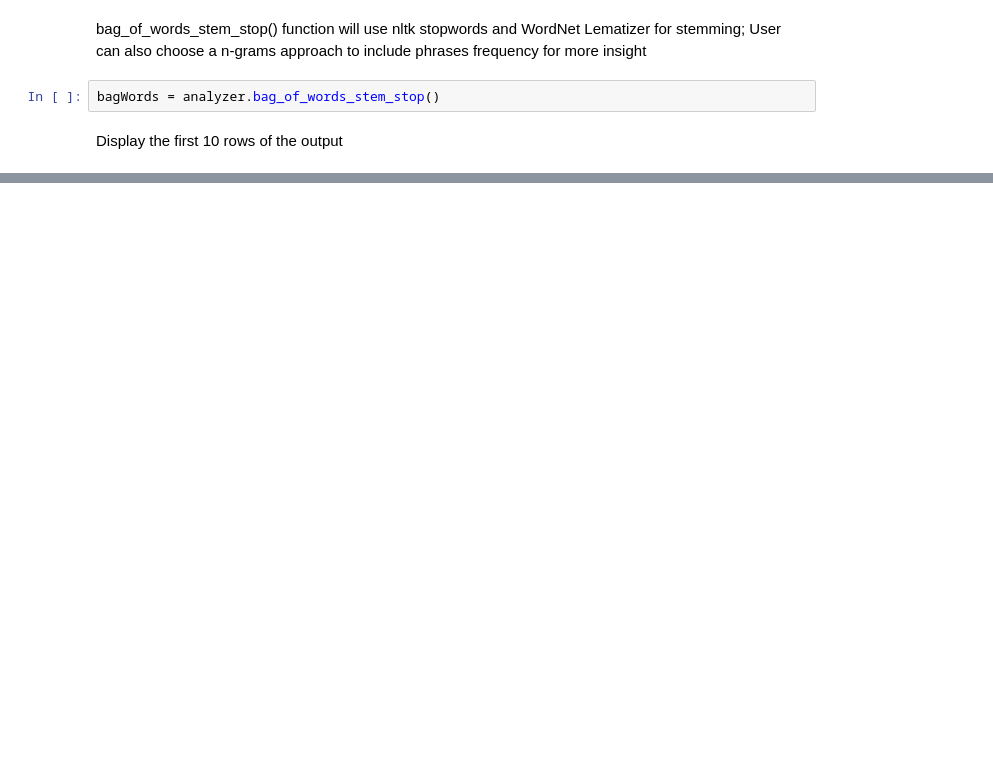
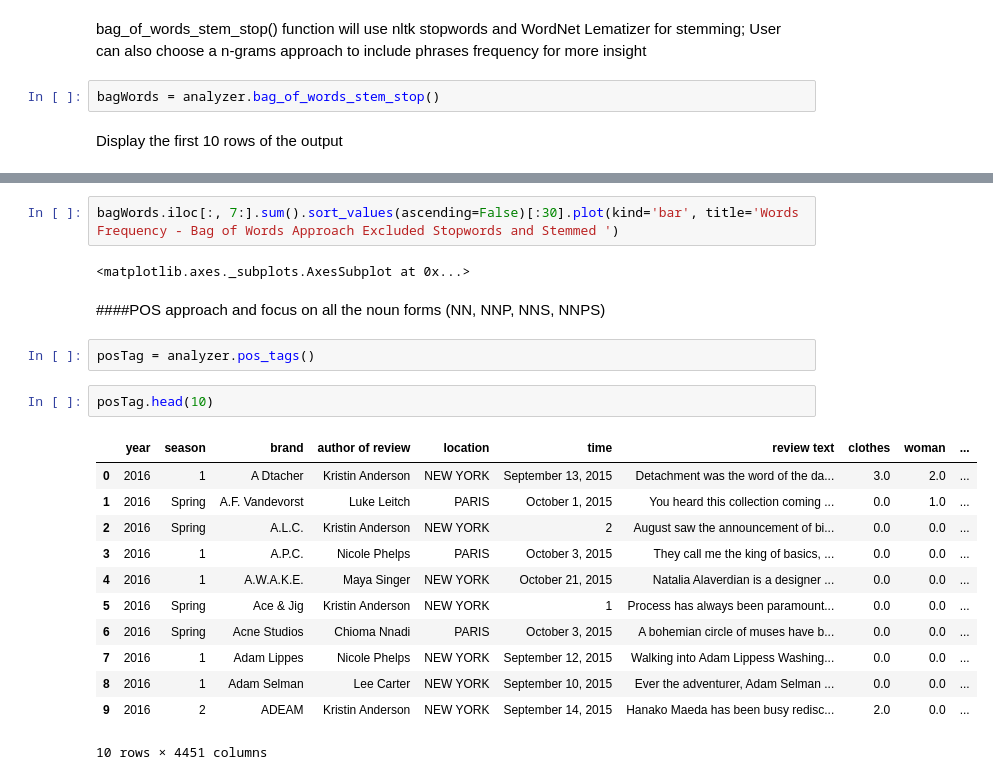
Before and after one commit to maxwelllee54/TextAnalytics, a Jupyter notebook: Assgn2.ipynb, the cells around one changed output, grey strips where cells are left out. Cells and saved outputs as stored; diff of their text form; blank space fills up the shorter version.

```diff
--- a/Assgn2.ipynb
+++ b/Assgn2.ipynb
@@ -195 +131,24 @@ bagWords.head(10)
+# %%
+bagWords.iloc[:, 7:].sum().sort_values(ascending=False)[:30].plot(kind='bar', title='Words Frequency - Bag of Words Approach Excluded Stopwords and Stemmed ')
+# %% [output]
+<matplotlib.axes._subplots.AxesSubplot at 0x...>
+# %% [markdown]
+####POS approach and focus on all the noun forms (NN, NNP, NNS, NNPS)
+# %%
+posTag = analyzer.pos_tags()
+# %%
+posTag.head(10)
+# %% [output]
+|  | year | season | brand | author of review | location | time | review text | clothes | woman | ... |
+| 0 | 2016 | 1 | A Dtacher | Kristin Anderson | NEW YORK | September 13, 2015 | Detachment was the word of the da... | 3.0 | 2.0 | ... |
+| 1 | 2016 | Spring | A.F. Vandevorst | Luke Leitch | PARIS | October 1, 2015 | You heard this collection coming ... | 0.0 | 1.0 | ... |
+| 2 | 2016 | Spring | A.L.C. | Kristin Anderson | NEW YORK | 2 | August saw the announcement of bi... | 0.0 | 0.0 | ... |
+| 3 | 2016 | 1 | A.P.C. | Nicole Phelps | PARIS | October 3, 2015 | They call me the king of basics, ... | 0.0 | 0.0 | ... |
+| 4 | 2016 | 1 | A.W.A.K.E. | Maya Singer | NEW YORK | October 21, 2015 | Natalia Alaverdian is a designer ... | 0.0 | 0.0 | ... |
+| 5 | 2016 | Spring | Ace & Jig | Kristin Anderson | NEW YORK | 1 | Process has always been paramount... | 0.0 | 0.0 | ... |
+| 6 | 2016 | Spring | Acne Studios | Chioma Nnadi | PARIS | October 3, 2015 | A bohemian circle of muses have b... | 0.0 | 0.0 | ... |
+| 7 | 2016 | 1 | Adam Lippes | Nicole Phelps | NEW YORK | September 12, 2015 | Walking into Adam Lippess Washing... | 0.0 | 0.0 | ... |
+| 8 | 2016 | 1 | Adam Selman | Lee Carter | NEW YORK | September 10, 2015 | Ever the adventurer, Adam Selman ... | 0.0 | 0.0 | ... |
+| 9 | 2016 | 2 | ADEAM | Kristin Anderson | NEW YORK | September 14, 2015 | Hanako Maeda has been busy redisc... | 2.0 | 0.0 | ... |
+10 rows × 4451 columns
 # %%
```
Also changed, not shown: parts of 28 cells of this notebook, 4 other files.
